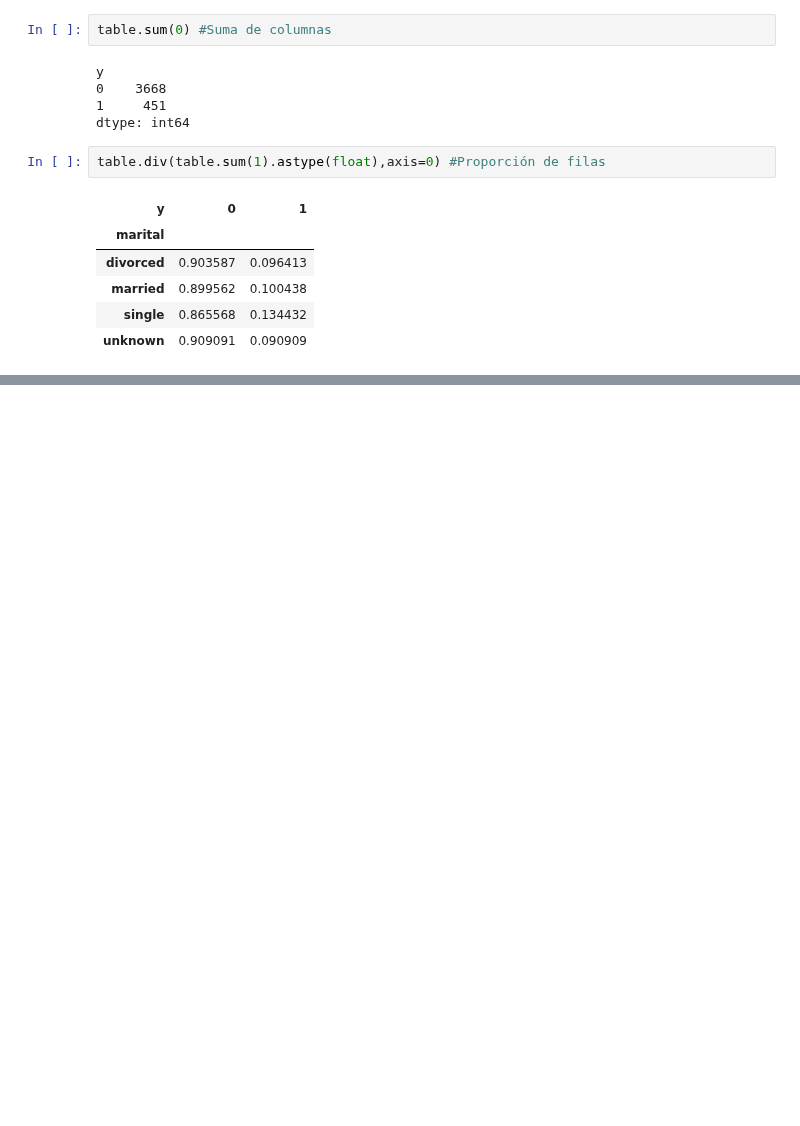
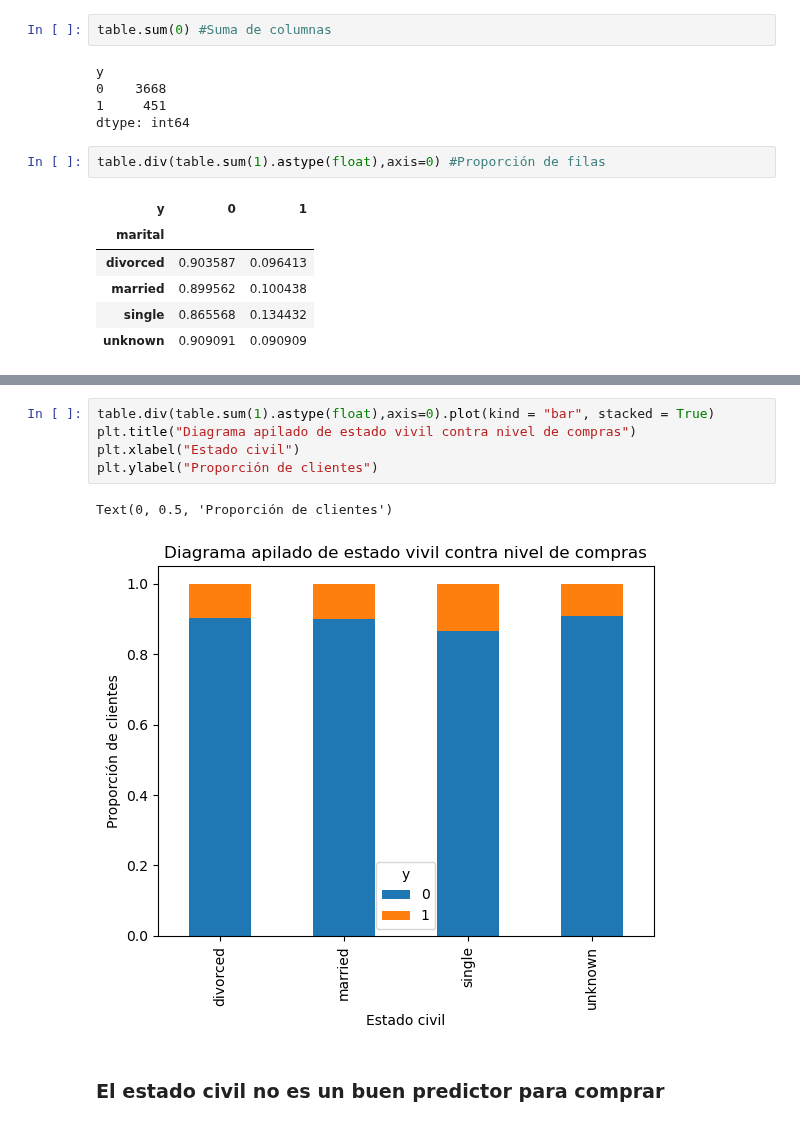
Before and after one commit to Chefi/python-ml-course, a Jupyter notebook: notebooks/Regresion Logistica Mi Notebook.ipynb, the cells around one changed output, grey strips where cells are left out. Drawn from its saved outputs; the diff is of its cells as text; blank space fills up the shorter version.

```diff
--- a/notebooks/Regresion Logistica Mi Notebook.ipynb
+++ b/notebooks/Regresion Logistica Mi Notebook.ipynb
@@ -679,0 +680,10 @@ Text(0, 0.5, 'Proporción de clientes')
+# %%
+table.div(table.sum(1).astype(float),axis=0).plot(kind = "bar", stacked = True)
+plt.title("Diagrama apilado de estado vivil contra nivel de compras")
+plt.xlabel("Estado civil")
+plt.ylabel("Proporción de clientes")
+# %% [output]
+Text(0, 0.5, 'Proporción de clientes')
+[figure, added]
+# %% [markdown]
+### El estado civil no es un buen predictor para comprar
```
Also changed, not shown: parts of 19 cells of this notebook.
